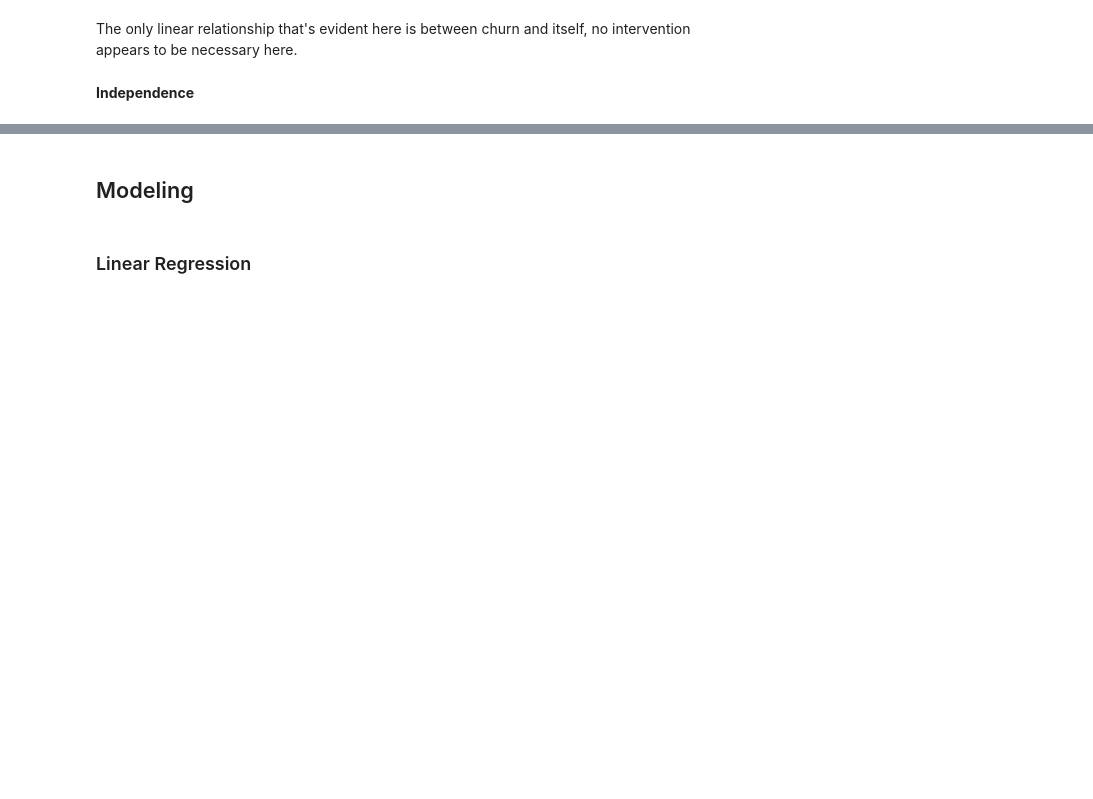
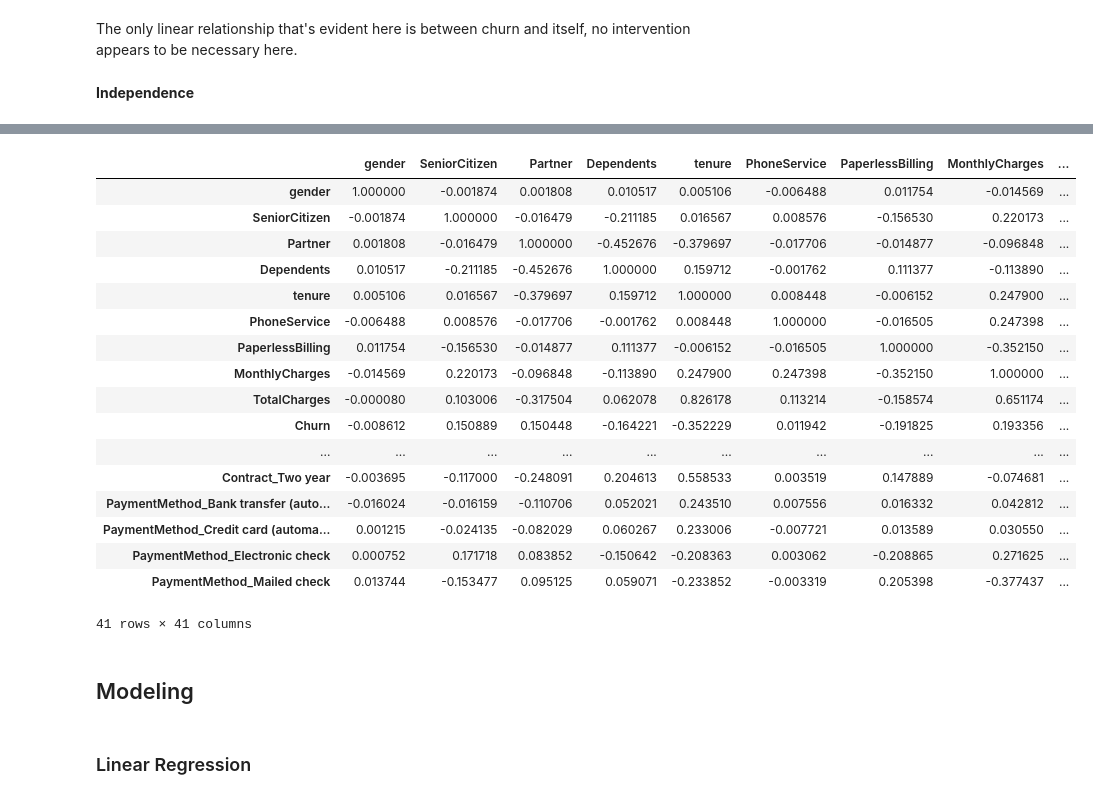
Before and after one commit to auto-d/linear-interp, a Jupyter notebook: linear-interp.ipynb, the cells around one changed output, grey strips where cells are left out. Saved outputs shown, nothing was run; the diff lists cells and outputs as text; code cells hidden in the pictures; blank space fills up the shorter version.

```diff
--- a/linear-interp.ipynb
+++ b/linear-interp.ipynb
@@ -123,0 +175,53 @@ The only linear relationship that's evident here is between churn and itself, no
+# %%
+df.gender = label_binarize(df.gender, classes=df.gender.unique())
+df.Partner = label_binarize(df.Partner, classes=df.Partner.unique())
+df.Dependents = label_binarize(df.Dependents, classes=df.Dependents.unique())
+df.PhoneService = label_binarize(df.PhoneService, classes=df.PhoneService.unique())
+df.PaperlessBilling = label_binarize(df.PaperlessBilling, classes=df.PaperlessBilling.unique())
+df.Churn = label_binarize(df.Churn, classes=df.Churn.unique())
+# %%
+def onehot_encode(df, column, drop_source=True):
+    """
+    One-hot encode the target column
+    """
+    enc = OneHotEncoder(handle_unknown='error', sparse_output=False)
+    onehot = enc.fit_transform(df.loc[:,[column]])
+    for i, feature in enumerate(enc.get_feature_names_out()):
+        df[feature] = onehot[:,i]
+
+    return df.drop([column], axis=1) if drop_source else df
+# %%
+df = onehot_encode(df, 'MultipleLines')
+df = onehot_encode(df, 'InternetService')
+df = onehot_encode(df, 'OnlineSecurity')
+df = onehot_encode(df, 'OnlineBackup')
+df = onehot_encode(df, 'DeviceProtection')
+df = onehot_encode(df, 'TechSupport')
+df = onehot_encode(df, 'StreamingTV')
+df = onehot_encode(df, 'StreamingMovies')
+df = onehot_encode(df, 'Contract')
+df = onehot_encode(df, 'PaymentMethod')
+# %%
+df.TotalCharges = df.TotalCharges.apply(lambda x: 0 if x==' ' else x)
+df.TotalCharges = df.TotalCharges.astype(float)
+# %%
+df.corr()
+# %% [output]
+|  | gender | SeniorCitizen | Partner | Dependents | tenure | PhoneService | PaperlessBilling | MonthlyCharges | ... |
+| gender | 1.000000 | -0.001874 | 0.001808 | 0.010517 | 0.005106 | -0.006488 | 0.011754 | -0.014569 | ... |
+| SeniorCitizen | -0.001874 | 1.000000 | -0.016479 | -0.211185 | 0.016567 | 0.008576 | -0.156530 | 0.220173 | ... |
+| Partner | 0.001808 | -0.016479 | 1.000000 | -0.452676 | -0.379697 | -0.017706 | -0.014877 | -0.096848 | ... |
+| Dependents | 0.010517 | -0.211185 | -0.452676 | 1.000000 | 0.159712 | -0.001762 | 0.111377 | -0.113890 | ... |
+| tenure | 0.005106 | 0.016567 | -0.379697 | 0.159712 | 1.000000 | 0.008448 | -0.006152 | 0.247900 | ... |
+| PhoneService | -0.006488 | 0.008576 | -0.017706 | -0.001762 | 0.008448 | 1.000000 | -0.016505 | 0.247398 | ... |
+| PaperlessBilling | 0.011754 | -0.156530 | -0.014877 | 0.111377 | -0.006152 | -0.016505 | 1.000000 | -0.352150 | ... |
+| MonthlyCharges | -0.014569 | 0.220173 | -0.096848 | -0.113890 | 0.247900 | 0.247398 | -0.352150 | 1.000000 | ... |
+| TotalCharges | -0.000080 | 0.103006 | -0.317504 | 0.062078 | 0.826178 | 0.113214 | -0.158574 | 0.651174 | ... |
+| Churn | -0.008612 | 0.150889 | 0.150448 | -0.164221 | -0.352229 | 0.011942 | -0.191825 | 0.193356 | ... |
+| ... | ... | ... | ... | ... | ... | ... | ... | ... | ... |
+| Contract_Two year | -0.003695 | -0.117000 | -0.248091 | 0.204613 | 0.558533 | 0.003519 | 0.147889 | -0.074681 | ... |
+| PaymentMethod_Bank transfer (auto... | -0.016024 | -0.016159 | -0.110706 | 0.052021 | 0.243510 | 0.007556 | 0.016332 | 0.042812 | ... |
+| PaymentMethod_Credit card (automa... | 0.001215 | -0.024135 | -0.082029 | 0.060267 | 0.233006 | -0.007721 | 0.013589 | 0.030550 | ... |
+| PaymentMethod_Electronic check | 0.000752 | 0.171718 | 0.083852 | -0.150642 | -0.208363 | 0.003062 | -0.208865 | 0.271625 | ... |
+| PaymentMethod_Mailed check | 0.013744 | -0.153477 | 0.095125 | 0.059071 | -0.233852 | -0.003319 | 0.205398 | -0.377437 | ... |
+41 rows × 41 columns
```
Also changed, not shown: parts of 14 cells of this notebook, 1 other file.
